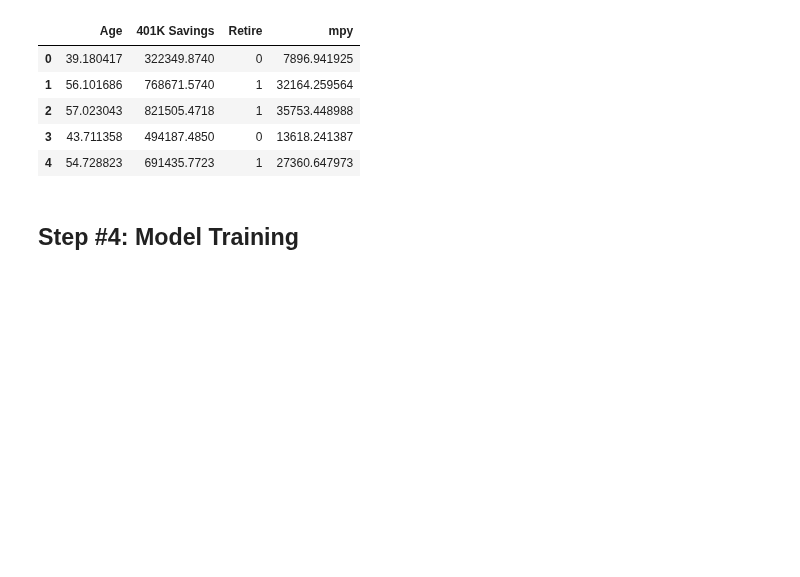
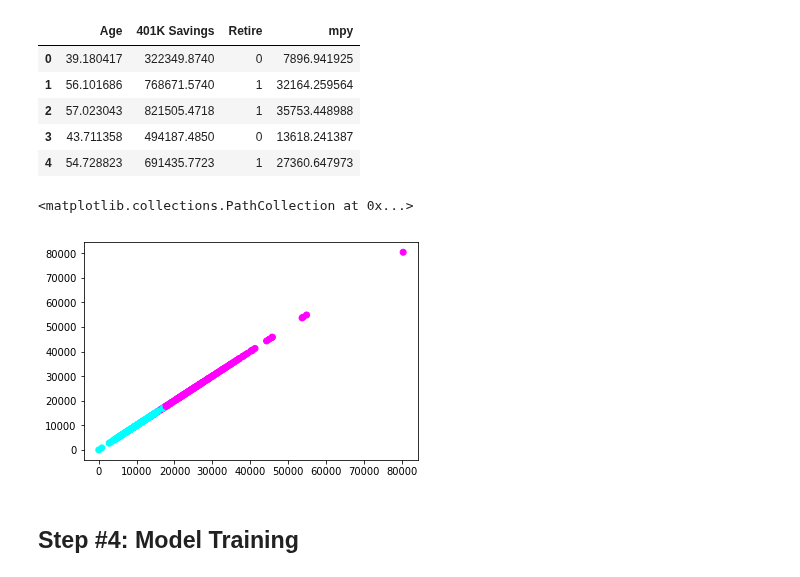
Before and after one commit to jacobskr/ML_Python, a Jupyter notebook: Machine Learning Classification Bootcamp/Support Vector Machines/SVM - Bank Customer Retirement Predictions.ipynb, the cells around one changed output. Drawn from its saved outputs; the diff is of its cells as text; code cells hidden in the pictures; blank space fills up the shorter version.

Commit message:
SVM - Predicting if a Customer Can Retire

```diff
--- a/Machine Learning Classification Bootcamp/Support Vector Machines/SVM - Bank Customer Retirement Predictions.ipynb
+++ b/Machine Learning Classification Bootcamp/Support Vector Machines/SVM - Bank Customer Retirement Predictions.ipynb
@@ -84,6 +84,12 @@ df.head()
 | 2 | 57.023043 | 821505.4718 | 1 | 35753.448988 |
 | 3 | 43.711358 | 494187.4850 | 0 | 13618.241387 |
 | 4 | 54.728823 | 691435.7723 | 1 | 27360.647973 |
+# %%
+
+plt.scatter(df.mpy.values.ravel(), df.mpy.values.ravel(), c=df.Retire.values.ravel(), cmap='cool')
+# %% [output]
+<matplotlib.collections.PathCollection at 0x...>
+[figure, added]
 # %% [markdown]
 ## Step #4: Model Training
 # %%
```
Also changed, not shown: parts of 16 cells of this notebook.
